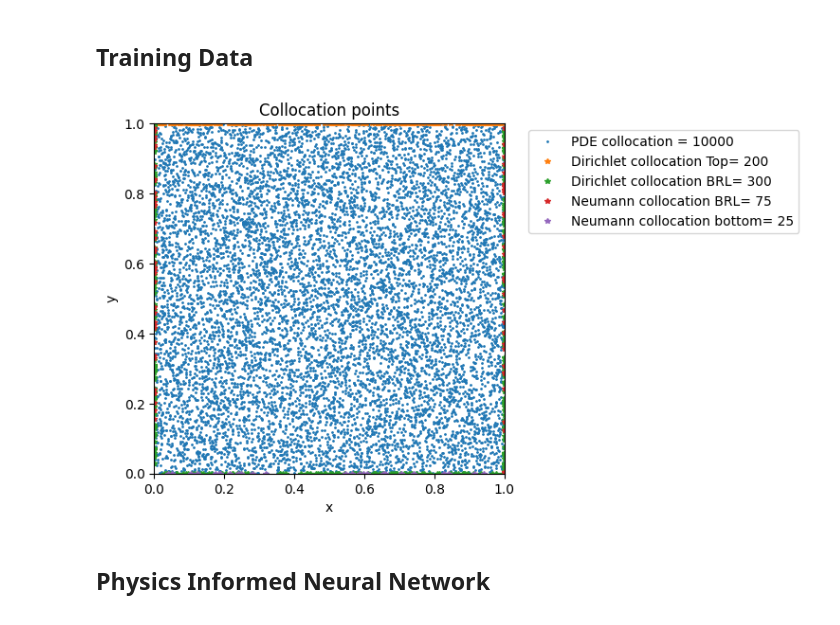
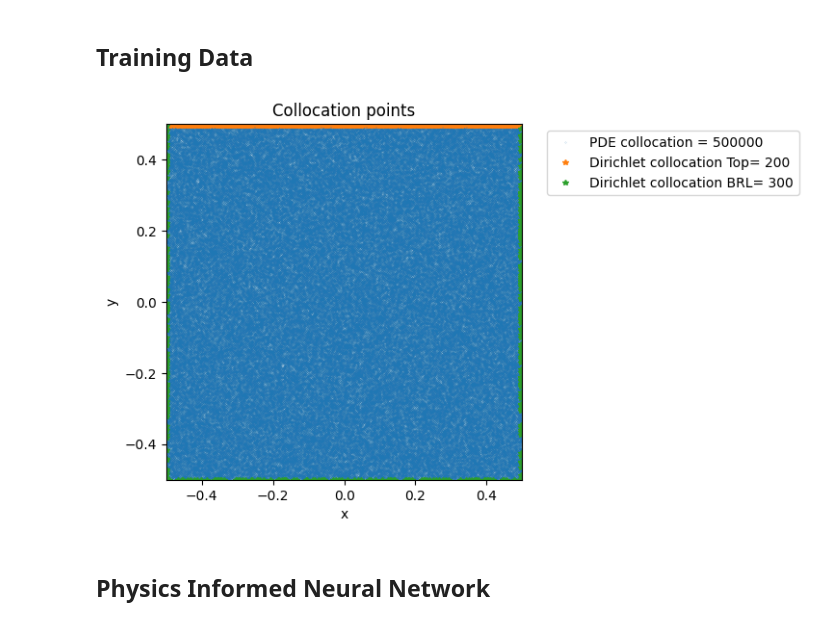
Before and after one commit to ciaattt/PINN_FDV, a Jupyter notebook: Baseline_PINN/Baseline Re 1000 1 .ipynb, the cells around one changed output. Saved outputs shown, nothing was run; the diff lists cells and outputs as text; code cells hidden in the pictures.

```diff
--- a/Baseline_PINN/Baseline Re 1000 1 .ipynb
+++ b/Baseline_PINN/Baseline Re 1000 1 .ipynb
@@ -66,8 +62,8 @@ plt.show()
 ## Validation Data
 # %%
 # create the data for validation
-a,b = 0,1   #x lower and upper bound
-c,d = 0,1   #y lower and upper bound
+a,b = -0.5,0.5   #x lower and upper bound
+c,d = -0.5,0.5   #y lower and upper bound
 shape = 1000
 
 #x data
@@ -98,7 +94,7 @@ Reynolds Number: 1000
 #set the colloc points
 lower = xy_test[0]
 upper = xy_test[-1]
-xy_train = lower + (upper-lower)*lhs(2,10000) #insert this on input
+xy_train = lower + (upper-lower)*lhs(2,500000) #insert this on input
 
 
 """Set the dirichlet"""
@@ -163,39 +159,41 @@ xy_dp_bottom_boundary = xy_u_bottom_boundary
 
 #index left right
 index_neu_rl = np.random.choice(dp_dx_rl_boundary.shape[0], 75, replace=False)
 dp_dx_rl_boundary = dp_dx_rl_boundary[index_neu_rl,:]
 xy_dp_rl_boundary = xy_dp_rl_boundary[index_neu_rl,:] #insert this on input
 
 #index bottom
 index_neubot = np.random.choice(dp_dy_bottom_boundary.shape[0], 25, replace=False)
 dp_dy_bottom_boundary = dp_dy_bottom_boundary[index_neubot,:]
 xy_dp_bottom_boundary = xy_dp_bottom_boundary[index_neubot,:] #insert this on input
 
 """Stacking input"""
 xy_input = np.vstack((xy_train,xy_up_top_boundary,xy_u_brl_boundary,xy_dp_rl_boundary,xy_dp_bottom_boundary))
 xy_input = tf.Variable(xy_input,dtype = tf.float32)
 
 fig,ax = plt.subplots()
 
-plt.plot(xy_train[:,0],xy_train[:,1], 'o', markersize = 1, label = f'PDE collocation = {xy_train.shape[0]}')
+plt.plot(xy_train[:,0],xy_train[:,1], 'o', markersize = 0.1, label = f'PDE collocation = {xy_train.shape[0]}')
 plt.plot(xy_up_top_boundary[:,0],xy_up_top_boundary[:,1], '*', markersize = 4, label = f'Dirichlet collocation Top= {xy_up_top_boundary.shape[0]}')
 plt.plot(xy_u_brl_boundary[:,0],xy_u_brl_boundary[:,1], '*', markersize = 4, label = f'Dirichlet collocation BRL= {xy_u_brl_boundary.shape[0]}')
-plt.plot(xy_dp_rl_boundary[:,0],xy_dp_rl_boundary[:,1], '*', markersize = 4, label = f'Neumann collocation BRL= {xy_dp_rl_boundary.shape[0]}')
-plt.plot(xy_dp_bottom_boundary[:,0],xy_dp_bottom_boundary[:,1], '*', markersize = 4, label = f'Neumann collocation bottom= {xy_dp_bottom_boundary.shape[0]}')
+#plt.plot(xy_dp_rl_boundary[:,0],xy_dp_rl_boundary[:,1], '*', markersize = 4, label = f'Neumann collocation BRL= {xy_dp_rl_boundary.shape[0]}')
+#plt.plot(xy_dp_bottom_boundary[:,0],xy_dp_bottom_boundary[:,1], '*', markersize = 4, label = f'Neumann collocation bottom= {xy_dp_bottom_boundary.shape[0]}')
 #plt.plot(xy_dp_boundary[:,0],xy_dp_boundary[:,1], '*', color = 'black', markersize = 5, label = f'Neumann collocation = {dP_data_boundary.shape[0]}')
 
 plt.xlabel('x')
 plt.ylabel('y')
 plt.title('Collocation points')
 plt.legend(bbox_to_anchor=(1.05, 1), loc='upper left')
 
 plt.axis("square")          # ensures x and y units are equal
-plt.xlim(0,1)
-plt.ylim(0,1)
+plt.xlim(-0.5,0.5)
+plt.ylim(-0.5,0.5)
 
 plt.show()
+
+#fig.savefig(f'../savedata {Re}/LHS points {Re}')
 # %% [output]
-[figure, old version]
+[figure, new version]
 # %% [markdown]
 ## Physics Informed Neural Network
 # %%
```
Also changed, not shown: parts of 4 cells of this notebook, 12 other files.
